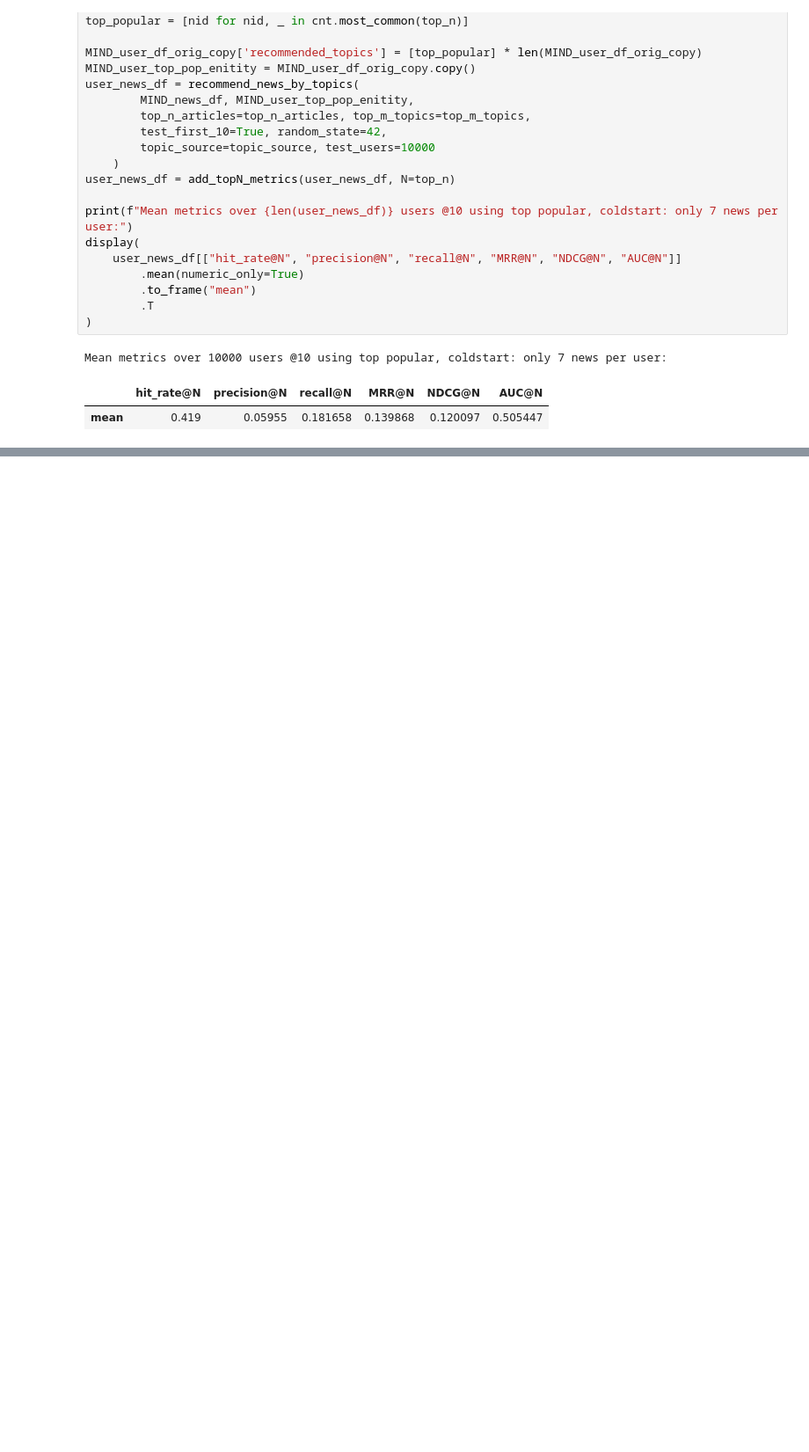
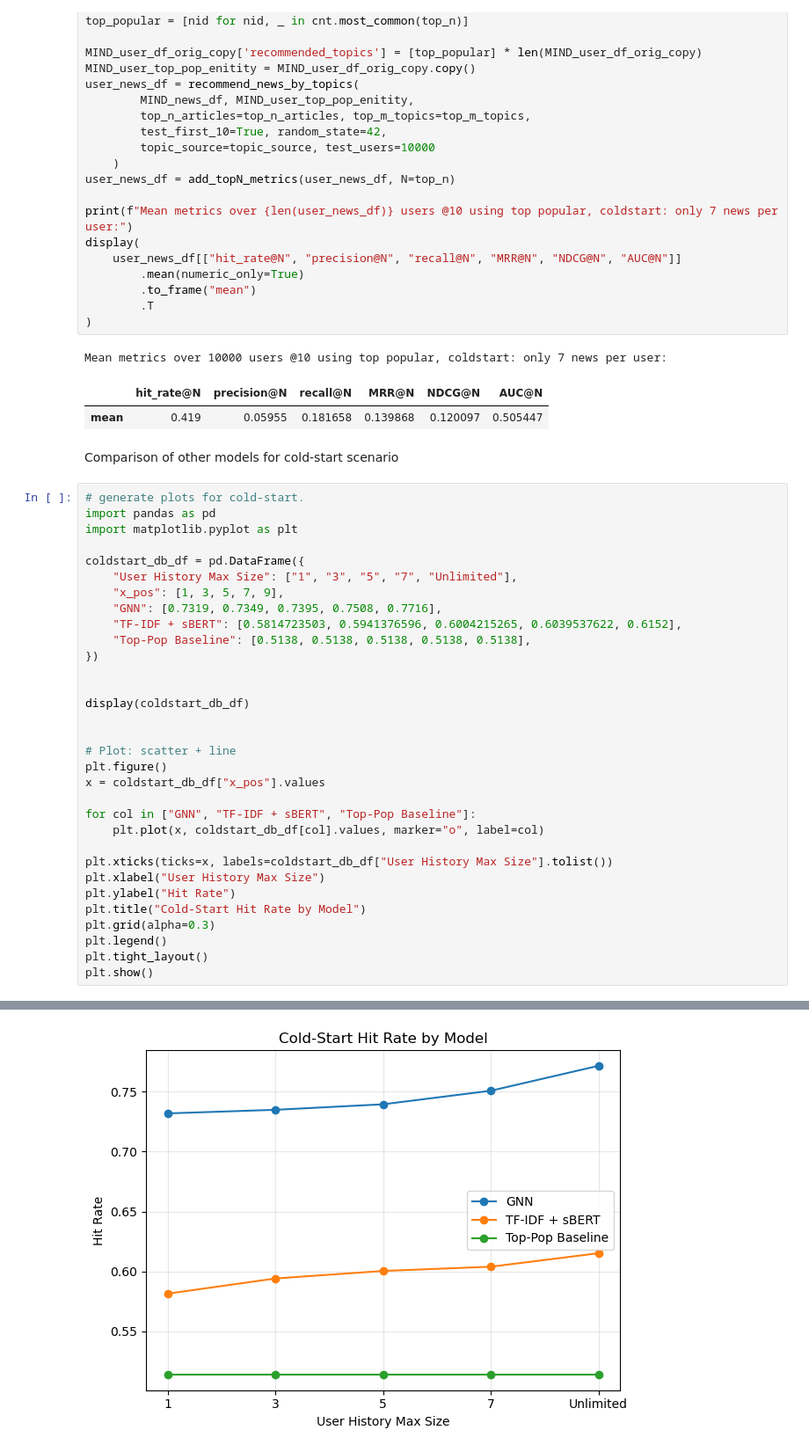
Before and after one commit to rayyyd/news_reccomender, a Jupyter notebook: News_Mogul/main_news_mogul_recommender.ipynb, the cells around one changed output, grey strips where cells are left out. Shown at 88% size. Cells and saved outputs as stored; diff of their text form; blank space fills up the shorter version.

```diff
--- a/News_Mogul/main_news_mogul_recommender.ipynb
+++ b/News_Mogul/main_news_mogul_recommender.ipynb
@@ -4971,3 +4971,38 @@ display(
 Mean metrics over 10000 users @10 using top popular, coldstart: only 7 news per user:
 |  | hit_rate@N | precision@N | recall@N | MRR@N | NDCG@N | AUC@N |
 | mean | 0.419 | 0.05955 | 0.181658 | 0.139868 | 0.120097 | 0.505447 |
+# %% [markdown]
+Comparison of other models for cold-start scenario
+# %%
+# generate plots for cold-start.
+import pandas as pd
+import matplotlib.pyplot as plt
+
+coldstart_db_df = pd.DataFrame({
+    "User History Max Size": ["1", "3", "5", "7", "Unlimited"],
+    "x_pos": [1, 3, 5, 7, 9],
+    "GNN": [0.7319, 0.7349, 0.7395, 0.7508, 0.7716],
+    "TF-IDF + sBERT": [0.5814723503, 0.5941376596, 0.6004215265, 0.6039537622, 0.6152],
+    "Top-Pop Baseline": [0.5138, 0.5138, 0.5138, 0.5138, 0.5138],
+})
+
+
+display(coldstart_db_df)
+
+
+# Plot: scatter + line
+plt.figure()
+x = coldstart_db_df["x_pos"].values
+
+for col in ["GNN", "TF-IDF + sBERT", "Top-Pop Baseline"]:
+    plt.plot(x, coldstart_db_df[col].values, marker="o", label=col)
+
+plt.xticks(ticks=x, labels=coldstart_db_df["User History Max Size"].tolist())
+plt.xlabel("User History Max Size")
+plt.ylabel("Hit Rate")
+plt.title("Cold-Start Hit Rate by Model")
+plt.grid(alpha=0.3)
+plt.legend()
+plt.tight_layout()
+plt.show()
+# %% [output]
@@ -4973,0 +5015 @@ Mean metrics over 10000 users @10 using top popular, coldstart: only 7 news per
+[figure, added]
```
Also changed, not shown: parts of 3 cells of this notebook.
